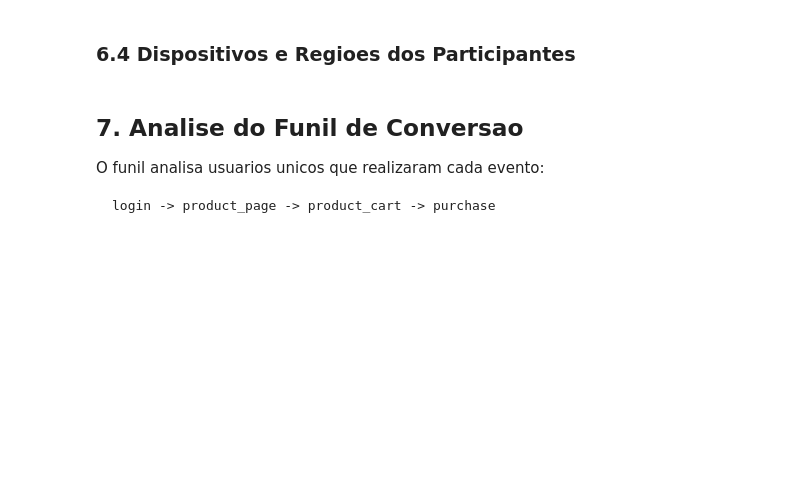
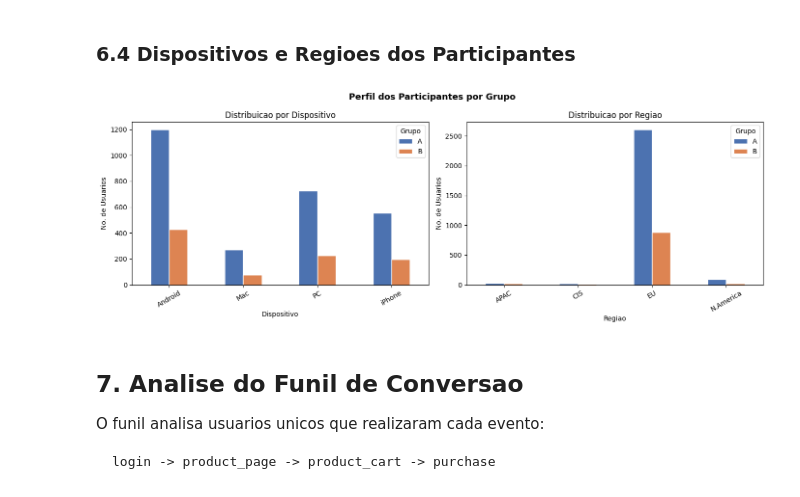
Before and after one commit to ezodia1/testeab, a Jupyter notebook: teste_ab_recommender_system.ipynb, the cells around one changed output. Saved outputs shown, nothing was run; the diff lists cells and outputs as text; code cells hidden in the pictures; blank space fills up the shorter version.

```diff
--- a/teste_ab_recommender_system.ipynb
+++ b/teste_ab_recommender_system.ipynb
@@ -111,0 +3,15 @@ print(participants.dtypes)
+# %%
+import pandas as pd
+import numpy as np
+from matplotlib import pyplot as plt
+import matplotlib.ticker as mtick
+import seaborn as sns
+from statsmodels.stats.proportion import proportions_ztest
+from scipy.stats import mannwhitneyu
+import warnings
+
+# Carregamento dos dados
+df_events       = pd.read_csv('final_ab_events_upd_us.csv')
+df_users        = pd.read_csv('final_ab_new_users_upd_us.csv')
+df_participants = pd.read_csv('final_ab_participants_upd_us.csv')
+df_marketing    = pd.read_csv('ab_project_marketing_events_us.csv')
@@ -112,11 +143,11 @@ print(participants.dtypes)
 # %% [markdown]
 ### 4.2 Conversao de Tipos de Dados
 # %%
-events['event_dt']     = pd.to_datetime(events['event_dt'])
-users['first_date']    = pd.to_datetime(users['first_date'])
-marketing['start_dt']  = pd.to_datetime(marketing['start_dt'])
-marketing['finish_dt'] = pd.to_datetime(marketing['finish_dt'])
+df_events['event_dt']     = pd.to_datetime(df_events['event_dt'])
+df_users['first_date']    = pd.to_datetime(df_users['first_date'])
+df_marketing['start_dt']  = pd.to_datetime(df_marketing['start_dt'])
+df_marketing['finish_dt'] = pd.to_datetime(df_marketing['finish_dt'])
 
 print('Tipos convertidos com sucesso!')
-print(f"  events['event_dt']:    {events['event_dt'].dtype}")
-print(f"  users['first_date']:   {users['first_date'].dtype}")
+print(f"  df_events['event_dt']:    {df_events['event_dt'].dtype}")
+print(f"  df_users['first_date']:   {df_users['first_date'].dtype}")
@@ -149,7 +214,7 @@ print(participants.groupby(['ab_test', 'group']).size().unstack(fill_value=0))
 
 Filtramos apenas os participantes do experimento de interesse, evitando contaminacao com outros testes.
 # %%
-rec_participants = participants[participants['ab_test'] == 'recommender_system_test'].copy()
+rec_participants = df_participants[df_participants['ab_test'] == 'recommender_system_test'].copy()
 
 print(f'Participantes do recommender_system_test: {len(rec_participants)}')
 print('\nDistribuicao por grupo:')
@@ -240,29 +350,31 @@ print(eventos_por_user.groupby('group')['num_events'].describe().round(2))
 # %% [markdown]
 ### 6.4 Dispositivos e Regioes dos Participantes
 # %%
-rec_users = users.merge(rec_participants[['user_id', 'group']], on='user_id', how='inner')
+rec_users = df_users.merge(rec_participants[['user_id', 'group']], on='user_id', how='inner')
 
 fig, axes = plt.subplots(1, 2, figsize=(14, 5))
 
 device_grp = rec_users.groupby(['group', 'device']).size().unstack(fill_value=0)
 device_grp.T.plot(kind='bar', ax=axes[0], color=['#4C72B0', '#DD8452'], edgecolor='white')
 axes[0].set_title('Distribuicao por Dispositivo')
 axes[0].set_xlabel('Dispositivo')
 axes[0].set_ylabel('No. de Usuarios')
 axes[0].tick_params(axis='x', rotation=30)
 axes[0].legend(title='Grupo')
 
 region_grp = rec_users.groupby(['group', 'region']).size().unstack(fill_value=0)
 region_grp.T.plot(kind='bar', ax=axes[1], color=['#4C72B0', '#DD8452'], edgecolor='white')
 axes[1].set_title('Distribuicao por Regiao')
 axes[1].set_xlabel('Regiao')
 axes[1].set_ylabel('No. de Usuarios')
 axes[1].tick_params(axis='x', rotation=30)
 axes[1].legend(title='Grupo')
 
 plt.suptitle('Perfil dos Participantes por Grupo', fontsize=13, fontweight='bold')
 plt.tight_layout()
 plt.show()
+# %% [output]
+[figure, added]
 # %% [markdown]
 ## 7. Analise do Funil de Conversao
 
```
Also changed, not shown: parts of 30 cells of this notebook, 5 other files.
